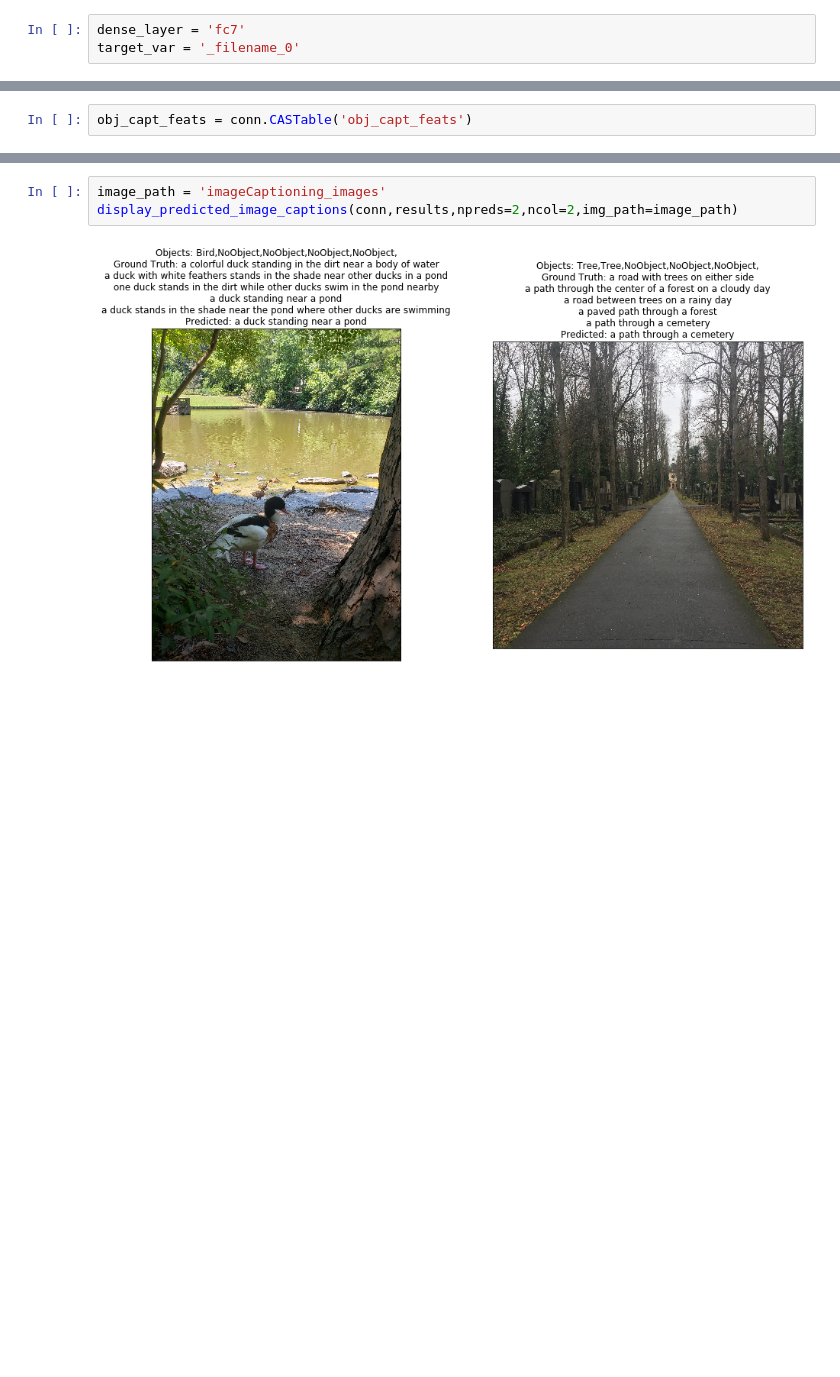
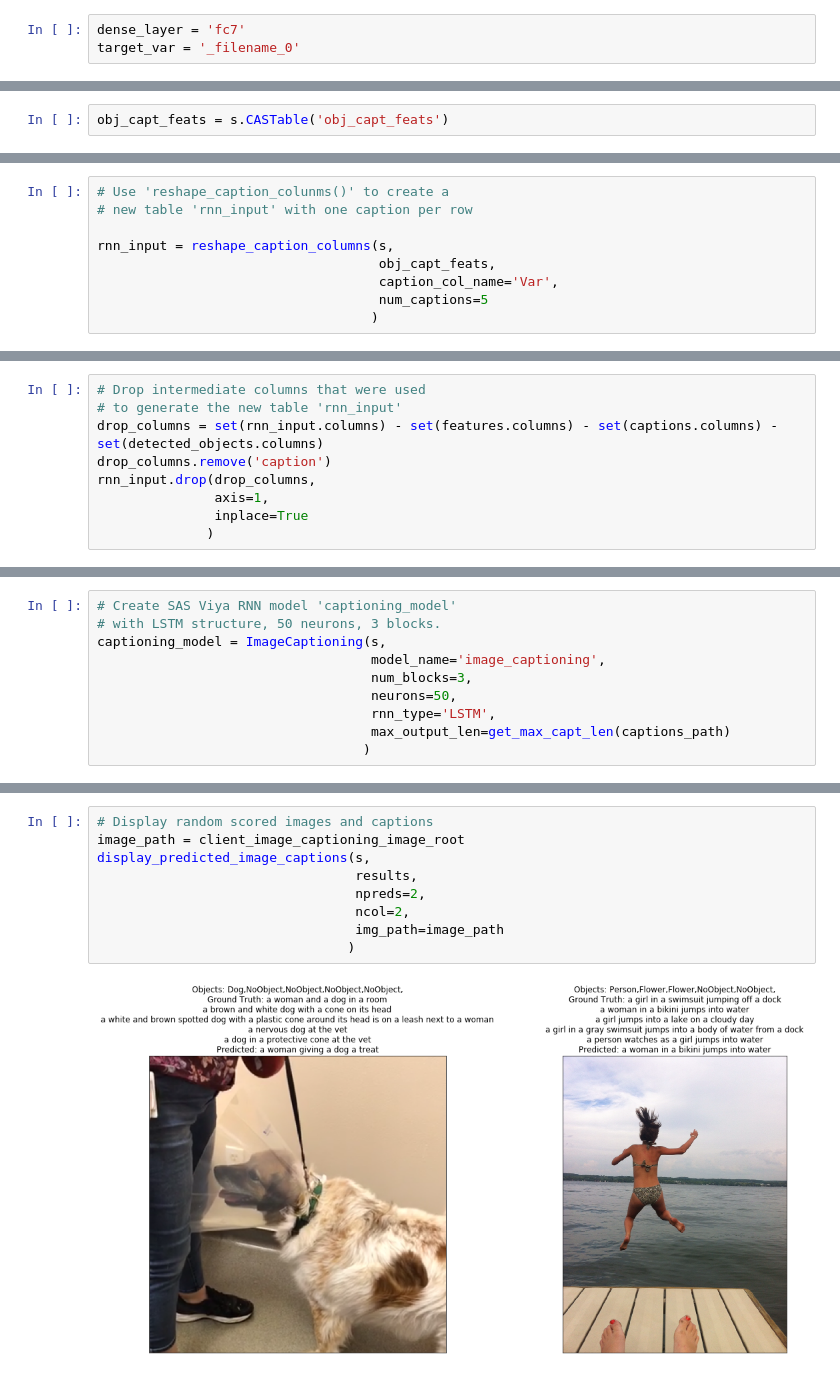
Before and after one commit to sassoftware/python-dlpy, a Jupyter notebook: examples/image_captioning/ImageCaptioningExample.ipynb, the cells around one changed output, grey strips where cells are left out. Drawn from its saved outputs; the diff is of its cells as text; blank space fills up the shorter version.

Commit message:
Revised and clarified image captioning example. (#315)

```diff
--- a/examples/image_captioning/ImageCaptioningExample.ipynb
+++ b/examples/image_captioning/ImageCaptioningExample.ipynb
@@ -253,2 +485,2 @@ elapsed 1.78s · user 1.61s · sys 0.141s · mem 93.4MB
 # %%
-obj_capt_feats = conn.CASTable('obj_capt_feats')
+obj_capt_feats = s.CASTable('obj_capt_feats')
@@ -529,0 +506,9 @@ Check the table to see the final results. The caption predictions are in the col
+# %%
+# Use 'reshape_caption_colunms()' to create a
+# new table 'rnn_input' with one caption per row
+
+rnn_input = reshape_caption_columns(s,
+                                    obj_capt_feats,
+                                    caption_col_name='Var',
+                                    num_captions=5
+                                   )
@@ -529,0 +520,9 @@ Check the table to see the final results. The caption predictions are in the col
+# %%
+# Drop intermediate columns that were used
+# to generate the new table 'rnn_input'
+drop_columns = set(rnn_input.columns) - set(features.columns) - set(captions.columns) - set(detected_objects.columns)
+drop_columns.remove('caption')
+rnn_input.drop(drop_columns,
+               axis=1,
+               inplace=True
+              )
@@ -529,0 +622,10 @@ Check the table to see the final results. The caption predictions are in the col
+# %%
+# Create SAS Viya RNN model 'captioning_model'
+# with LSTM structure, 50 neurons, 3 blocks.
+captioning_model = ImageCaptioning(s,
+                                   model_name='image_captioning',
+                                   num_blocks=3,
+                                   neurons=50,
+                                   rnn_type='LSTM',
+                                   max_output_len=get_max_capt_len(captions_path)
+                                  )
@@ -547,5 +851,11 @@ If `image_path` is not specified, an image filename along with the objects, grou
 # %%
-image_path = 'imageCaptioning_images'
-display_predicted_image_captions(conn,results,npreds=2,ncol=2,img_path=image_path)
+# Display random scored images and captions
+image_path = client_image_captioning_image_root
+display_predicted_image_captions(s,
+                                 results,
+                                 npreds=2,
+                                 ncol=2,
+                                 img_path=image_path
+                                )
 # %% [output]
-[figure, old version]
+[figure, new version]
```
Also changed, not shown: parts of 176 cells of this notebook, 1 other file.
